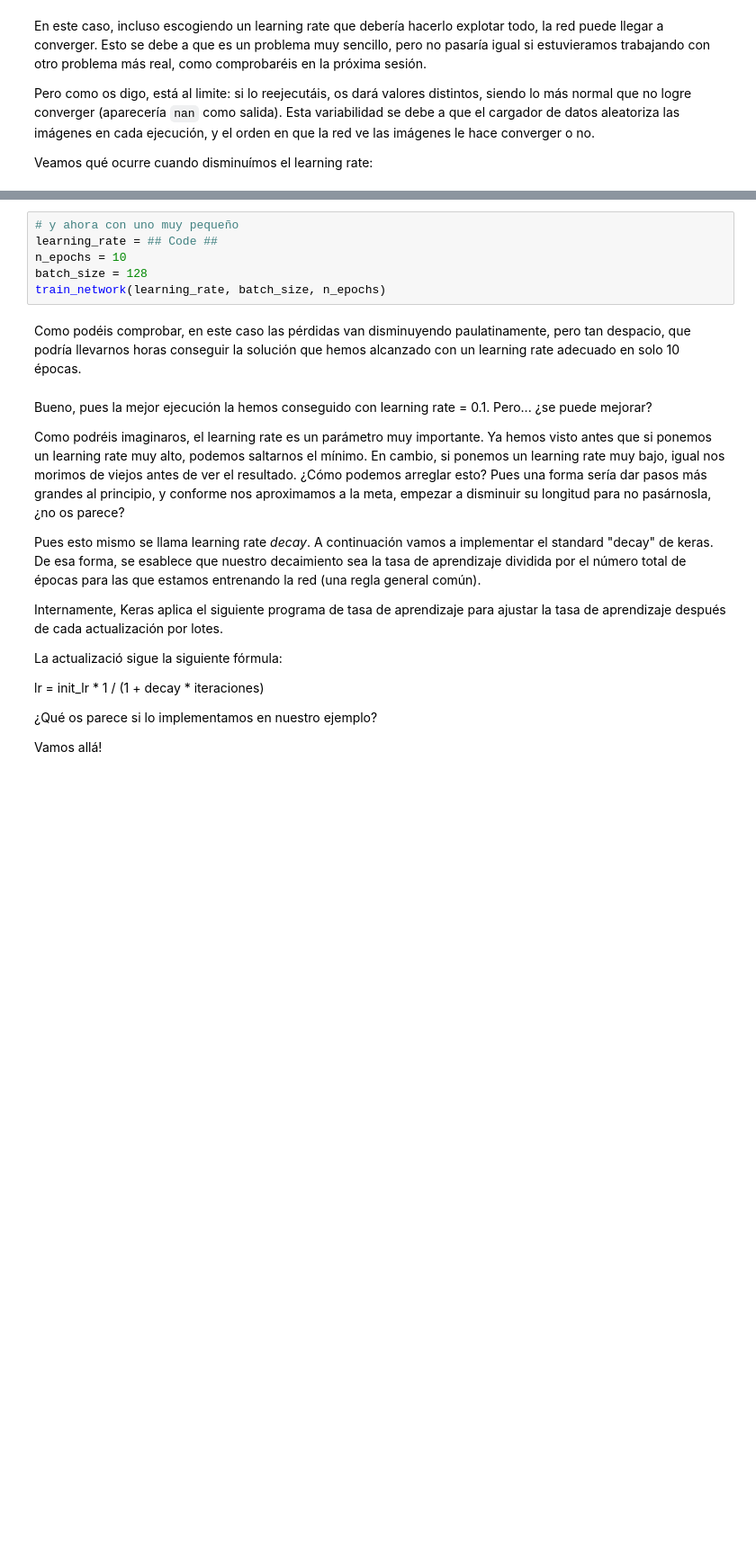
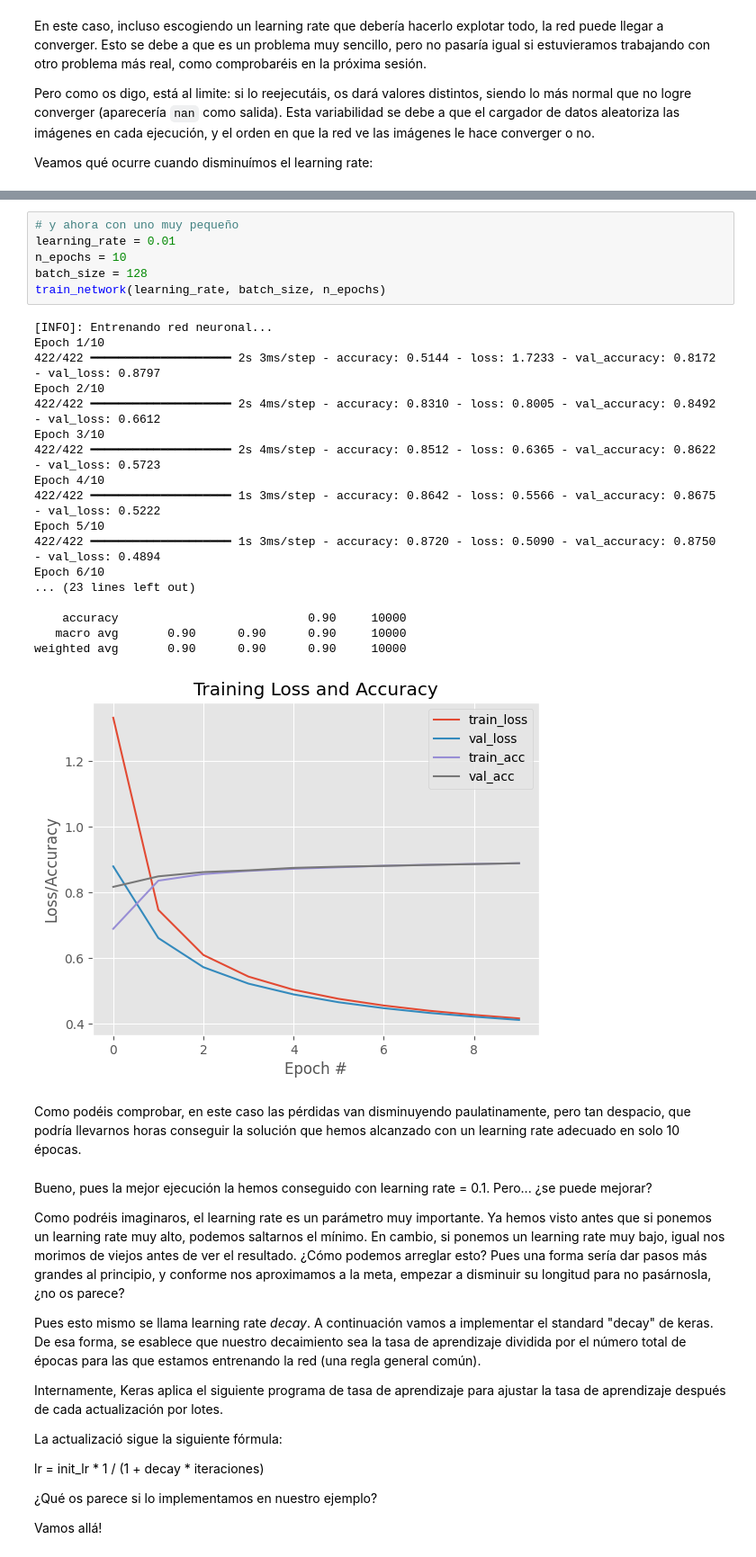
Before and after one commit to mariaeugenia-alvarez/deep-learning, a Jupyter notebook: notebooks clase/3_Redes_neuronales_avanzadas.ipynb, the cells around one changed output, grey strips where cells are left out. Shown at 90% size. Saved outputs shown, nothing was run; the diff lists cells and outputs as text; blank space fills up the shorter version.

```diff
--- a/notebooks clase/3_Redes_neuronales_avanzadas.ipynb
+++ b/notebooks clase/3_Redes_neuronales_avanzadas.ipynb
@@ -649,9 +726,28 @@ train_network(learning_rate, batch_size, n_epochs)
 # %%
 # y ahora con uno muy pequeño
-learning_rate = ## Code ##
+learning_rate = 0.01
 n_epochs = 10
 batch_size = 128
 train_network(learning_rate, batch_size, n_epochs)
+# %% [output]
+[INFO]: Entrenando red neuronal...
+Epoch 1/10
+422/422 ━━━━━━━━━━━━━━━━━━━━ 2s 3ms/step - accuracy: 0.5144 - loss: 1.7233 - val_accuracy: 0.8172 - val_loss: 0.8797
+Epoch 2/10
+422/422 ━━━━━━━━━━━━━━━━━━━━ 2s 4ms/step - accuracy: 0.8310 - loss: 0.8005 - val_accuracy: 0.8492 - val_loss: 0.6612
+Epoch 3/10
+422/422 ━━━━━━━━━━━━━━━━━━━━ 2s 4ms/step - accuracy: 0.8512 - loss: 0.6365 - val_accuracy: 0.8622 - val_loss: 0.5723
+Epoch 4/10
+422/422 ━━━━━━━━━━━━━━━━━━━━ 1s 3ms/step - accuracy: 0.8642 - loss: 0.5566 - val_accuracy: 0.8675 - val_loss: 0.5222
+Epoch 5/10
+422/422 ━━━━━━━━━━━━━━━━━━━━ 1s 3ms/step - accuracy: 0.8720 - loss: 0.5090 - val_accuracy: 0.8750 - val_loss: 0.4894
+Epoch 6/10
+... (23 lines left out)
+
+    accuracy                           0.90     10000
+   macro avg       0.90      0.90      0.90     10000
+weighted avg       0.90      0.90      0.90     10000
+[figure, added]
 # %% [markdown]
 Como podéis comprobar, en este caso las pérdidas van disminuyendo paulatinamente, pero tan despacio, que podría llevarnos horas conseguir la solución que hemos alcanzado con un learning rate adecuado en solo 10 épocas.
 # %% [markdown]
```
Also changed, not shown: parts of 42 cells of this notebook.
